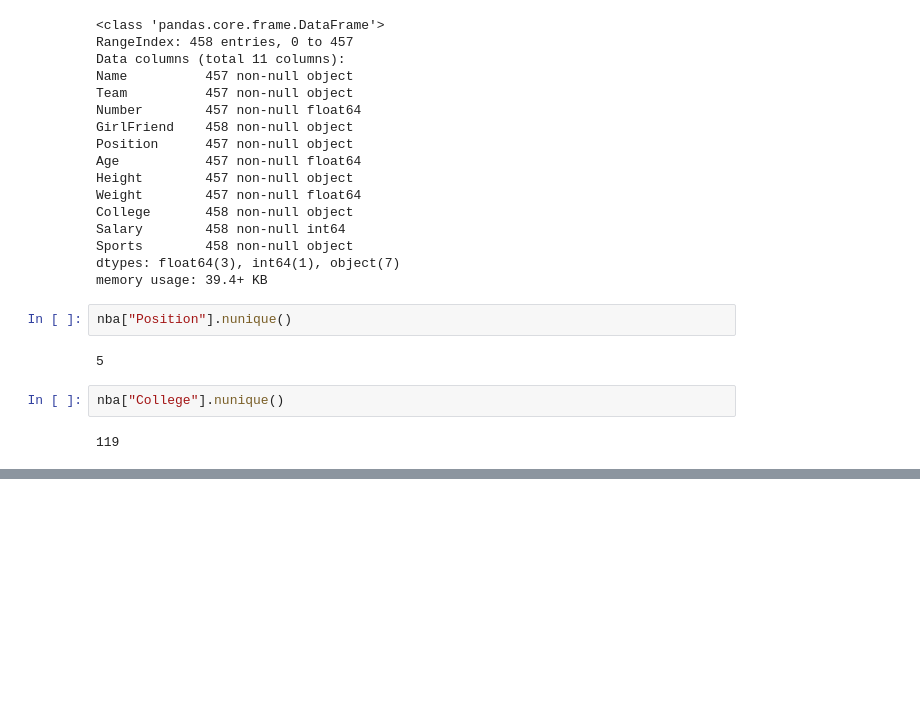
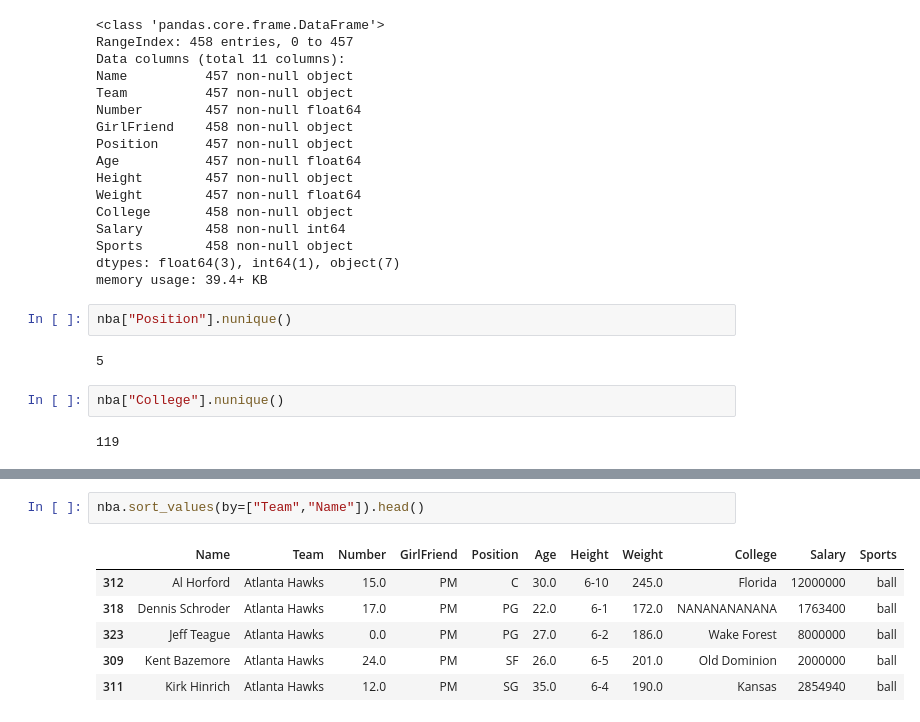
Before and after one commit to priyamatnani/pandas_practice, a Jupyter notebook: Dataframe 1.ipynb, the cells around one changed output, grey strips where cells are left out. Cells and saved outputs as stored; diff of their text form; blank space fills up the shorter version.

```diff
--- a/Dataframe 1.ipynb
+++ b/Dataframe 1.ipynb
@@ -318,0 +349,9 @@ nba["College"].nunique()
+# %%
+nba.sort_values(by=["Team","Name"]).head()
+# %% [output]
+|  | Name | Team | Number | GirlFriend | Position | Age | Height | Weight | College | Salary | Sports |
+| 312 | Al Horford | Atlanta Hawks | 15.0 | PM | C | 30.0 | 6-10 | 245.0 | Florida | 12000000 | ball |
+| 318 | Dennis Schroder | Atlanta Hawks | 17.0 | PM | PG | 22.0 | 6-1 | 172.0 | NANANANANANA | 1763400 | ball |
+| 323 | Jeff Teague | Atlanta Hawks | 0.0 | PM | PG | 27.0 | 6-2 | 186.0 | Wake Forest | 8000000 | ball |
+| 309 | Kent Bazemore | Atlanta Hawks | 24.0 | PM | SF | 26.0 | 6-5 | 201.0 | Old Dominion | 2000000 | ball |
+| 311 | Kirk Hinrich | Atlanta Hawks | 12.0 | PM | SG | 35.0 | 6-4 | 190.0 | Kansas | 2854940 | ball |
```
Also changed, not shown: parts of 3 cells of this notebook.
